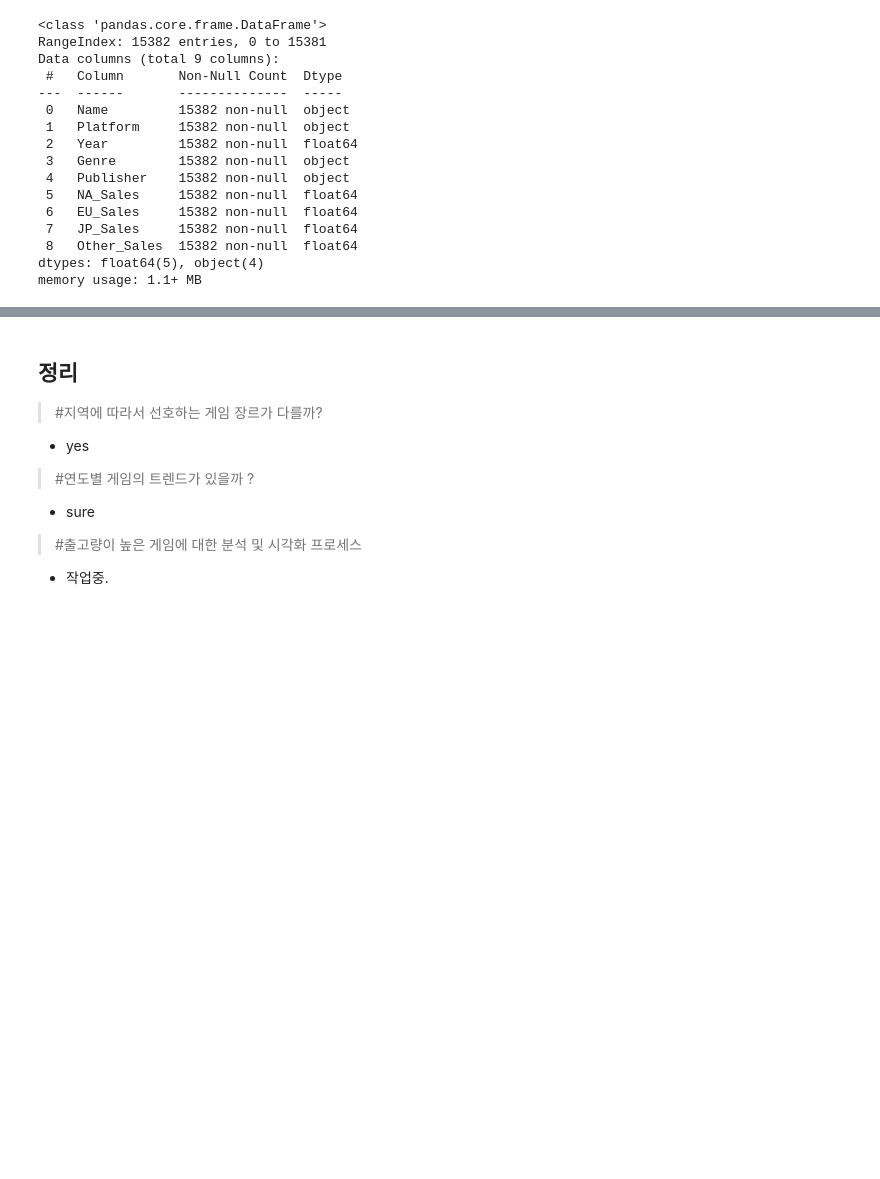
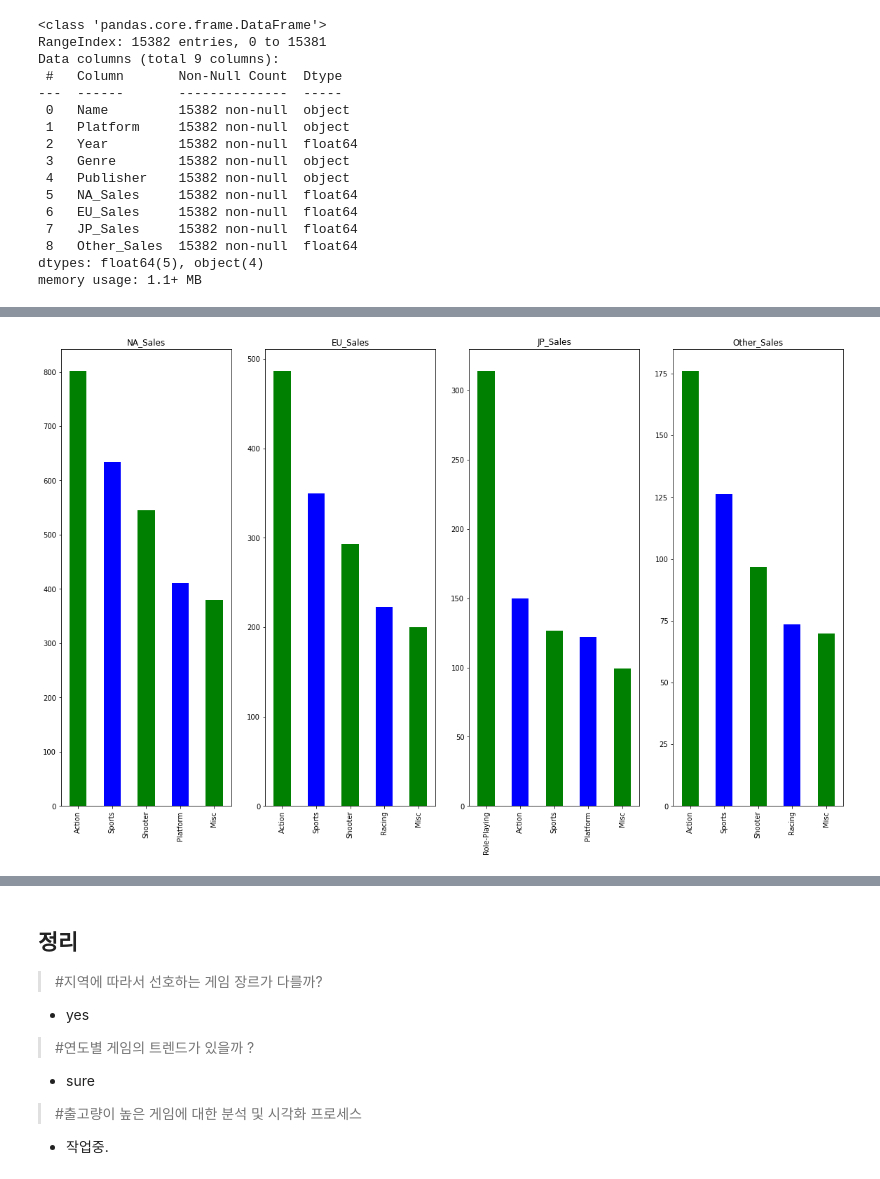
Before and after one commit to letssoar/CodeStatesProject, a Jupyter notebook: section1/colab_1.ipynb, the cells around one changed output, grey strips where cells are left out. Cells and saved outputs as stored; diff of their text form; code cells hidden in the pictures; blank space fills up the shorter version.

```diff
--- a/section1/colab_1.ipynb
+++ b/section1/colab_1.ipynb
@@ -242,0 +276,12 @@ df_Genre['NA_Sales'].plot.bar(color=['g', 'b'], rot=0);
+# %%
+
+fig, ax = plt.subplots(figsize = (20,12))
+for i,v in enumerate(sales):
+
+    df_sorted = df_Genre.sort_values(by=v,ascending=False)[v].head(5)
+    mylabels = df_sorted.index
+
+    plt.subplot(1, 4, i+1)
+    df_sorted.plot.bar( xlabel='', title=v, color=['g','b']);
+# %% [output]
+[figure, added]
```
Also changed, not shown: parts of 10 cells of this notebook.
